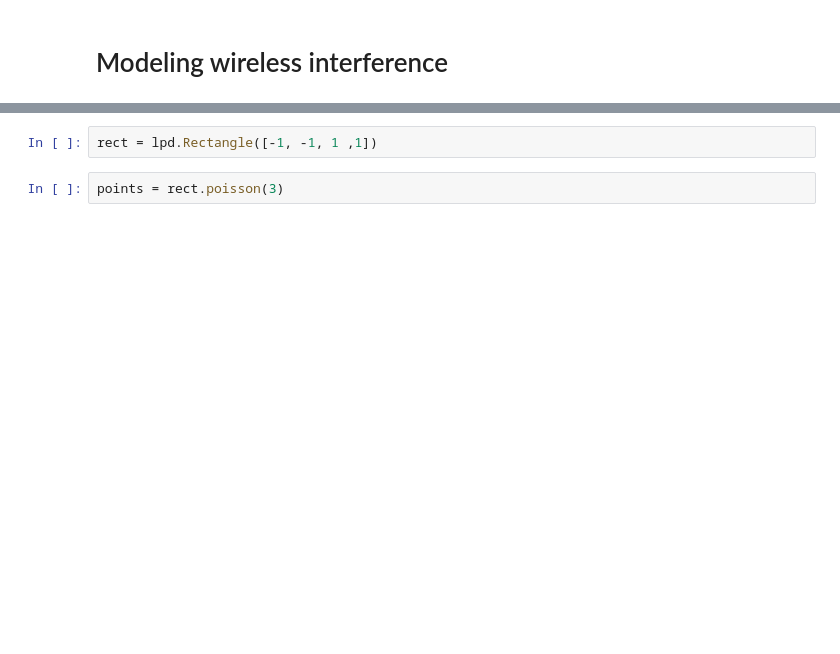
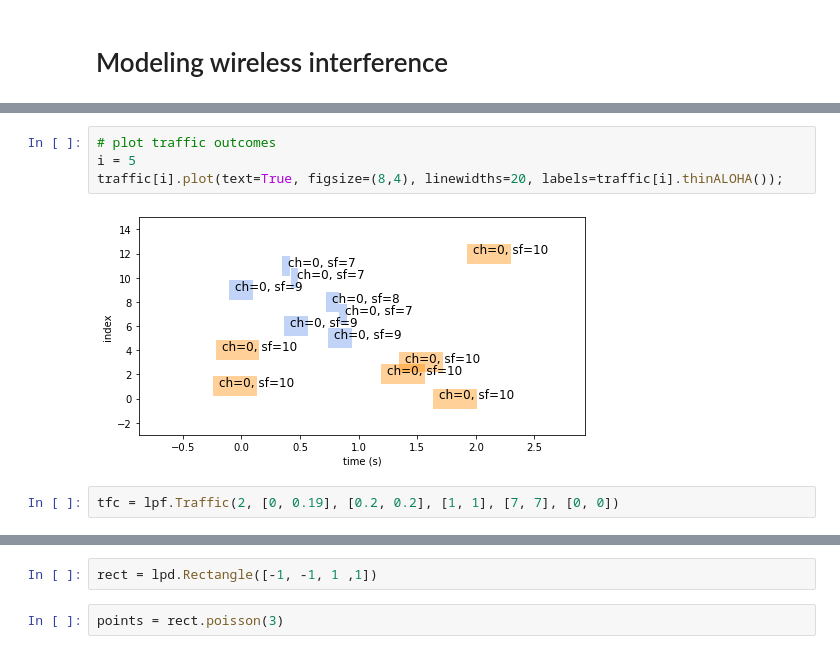
Before and after one commit to seaarts/lora-network-planner, a Jupyter notebook: notebooks/interference-simultion.ipynb, the cells around one changed output, grey strips where cells are left out. Cells and saved outputs as stored; diff of their text form; blank space fills up the shorter version.

```diff
--- a/notebooks/interference-simultion.ipynb
+++ b/notebooks/interference-simultion.ipynb
@@ -201,0 +213,8 @@ def aloha(Traffic):
+# %%
+# plot traffic outcomes
+i = 5
+traffic[i].plot(text=True, figsize=(8,4), linewidths=20, labels=traffic[i].thinALOHA());
+# %% [output]
+[figure, added]
+# %%
+tfc = lpf.Traffic(2, [0, 0.19], [0.2, 0.2], [1, 1], [7, 7], [0, 0])
```
Also changed, not shown: parts of 24 cells of this notebook, 2 other files.
